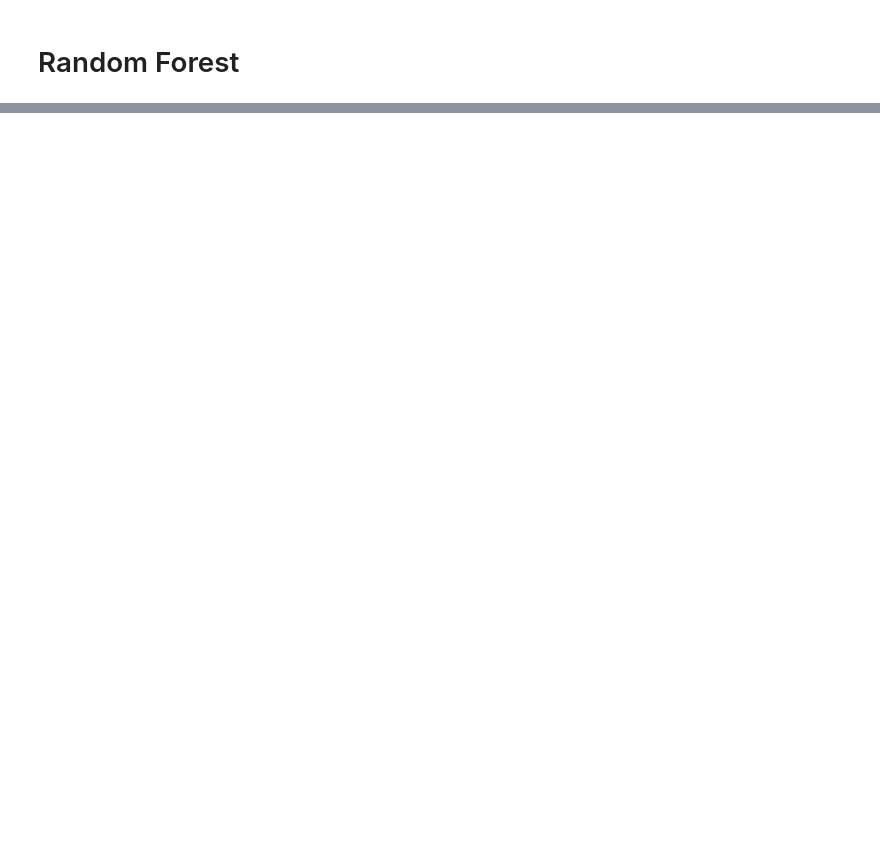
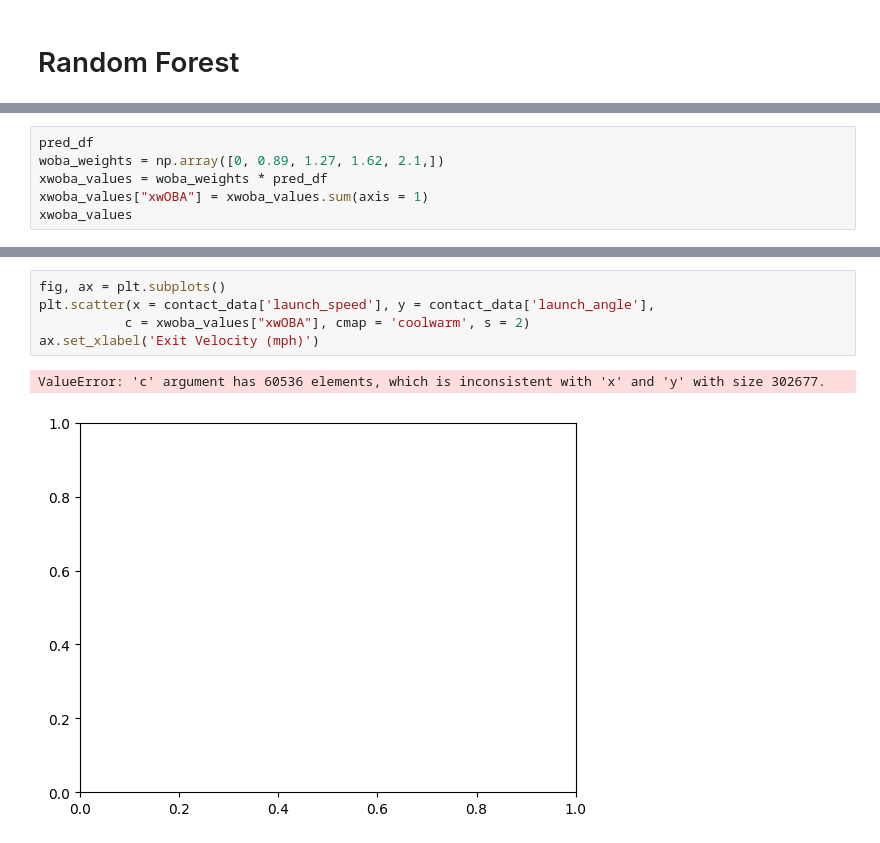
Before and after one commit to Chris-Ayres/xwOBA-Model, a Jupyter notebook: Pybaseball test.ipynb, the cells around one changed output, grey strips where cells are left out. Saved outputs shown, nothing was run; the diff lists cells and outputs as text; blank space fills up the shorter version.

Commit message:
Creating final visualization based off of xwOBA values

```diff
--- a/Pybaseball test.ipynb
+++ b/Pybaseball test.ipynb
@@ -859,0 +867,6 @@ plot_calibration_curve("home_run")
+# %%
+pred_df
+woba_weights = np.array([0, 0.89, 1.27, 1.62, 2.1,])
+xwoba_values = woba_weights * pred_df
+xwoba_values["xwOBA"] = xwoba_values.sum(axis = 1)
+xwoba_values
@@ -859,0 +887,8 @@ plot_calibration_curve("home_run")
+# %%
+fig, ax = plt.subplots()
+plt.scatter(x = contact_data['launch_speed'], y = contact_data['launch_angle'],
+           c = xwoba_values["xwOBA"], cmap = 'coolwarm', s = 2)
+ax.set_xlabel('Exit Velocity (mph)')
+# %% [output]
+ValueError: 'c' argument has 60536 elements, which is inconsistent with 'x' and 'y' with size 302677.
+[figure, added]
```
Also changed, not shown: parts of 68 cells of this notebook.
